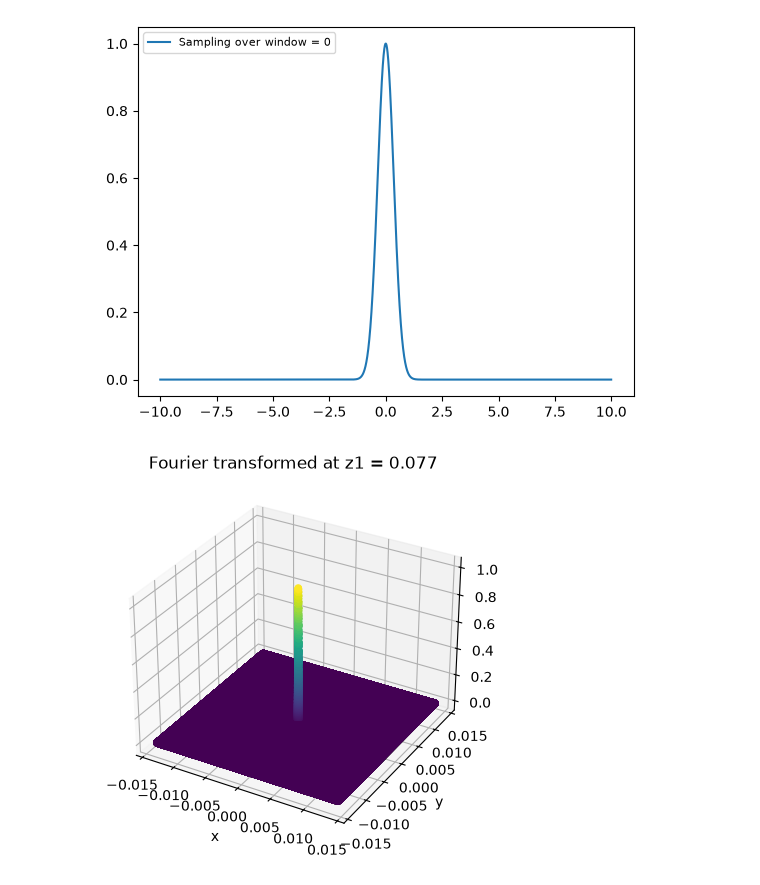
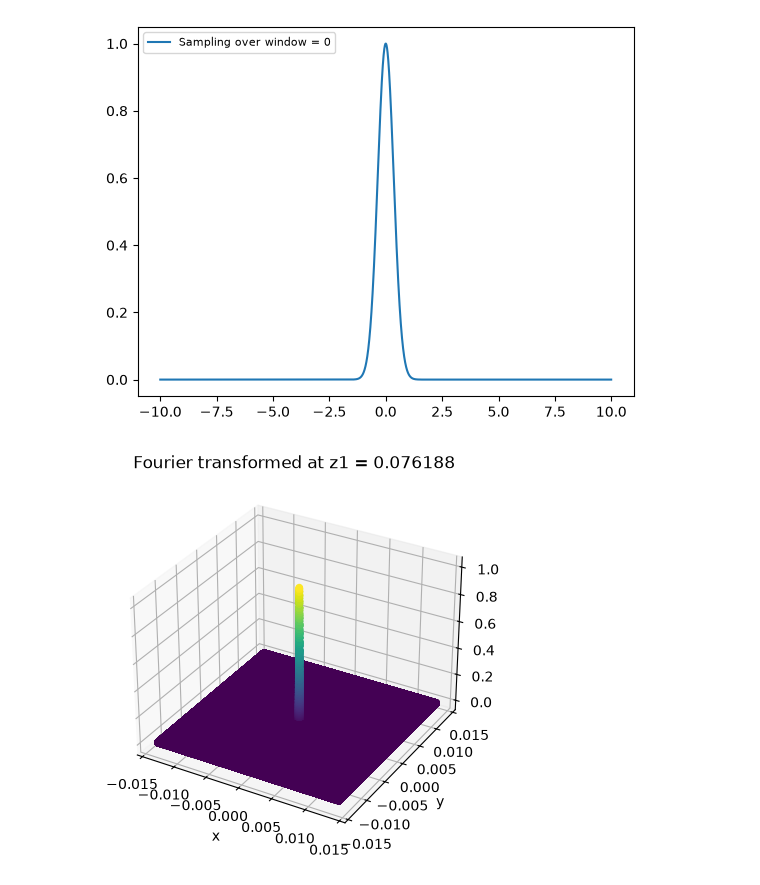
Before and after one commit to cosmosian-42/fraunhofer_diffraction, a Jupyter notebook: gaussian_beam/3d_gaussian_beam_fft.ipynb, the cells around one changed output. Saved outputs shown, nothing was run; the diff lists cells and outputs as text; code cells hidden in the pictures.

```diff
--- a/gaussian_beam/3d_gaussian_beam_fft.ipynb
+++ b/gaussian_beam/3d_gaussian_beam_fft.ipynb
@@ -195,35 +195,35 @@ def calculate_2dft(input):
     return np.fft.fftshift(ft_1) # inverse shifts
 
 # does the 2D fourier transform and normalises the values
 ft = calculate_2dft(amp)
 ft_norm = abs(ft)/np.max(abs(ft))
 
-z1=0.077 # defining a length far beyond the Fraunhofer condition for the parameters set
+z1=0.076188 # defining a length far beyond the Fraunhofer condition for the parameters set
 
 # defines a new meshgrid of xy coordinates to enable plotting in 3D, including the corrections needed for Fraunhofer diffraction
 
 dx = initial_beam_x[1]-initial_beam_x[0]
 x_post_fft = np.fft.fftshift(np.fft.fftfreq(len(ft), d=dx))
 x_post_fft_corr = x_post_fft*wavelength*1e-9*z1
 
 dy = initial_beam_x[1]-initial_beam_x[0]
 y_post_fft = np.fft.fftshift(np.fft.fftfreq(len(ft), d=dx))
 y_post_fft_corr = y_post_fft*wavelength*1e-9*z1
 
 x_mesh_fft, y_mesh_fft = np.meshgrid(x_post_fft_corr,y_post_fft_corr)
 
 #plots the fft of the source ideal beam
 fig = plt.figure()
 ax = fig.add_subplot(111, projection='3d')
 
 ax.scatter(x_mesh_fft, y_mesh_fft, abs(ft_norm), c=ft_norm, marker='o', s=20)
 plt.title(f'Fourier transformed at z1 = {z1}')
 plt.xlabel('x')
 plt.ylabel('y')
 
 plt.show()
 # %% [output]
-[figure, old version]
+[figure, new version]
 # %%
 # defines a new meshgrid and calculates the beam at this point
 
```
Also changed, not shown: parts of 1 cell of this notebook.
